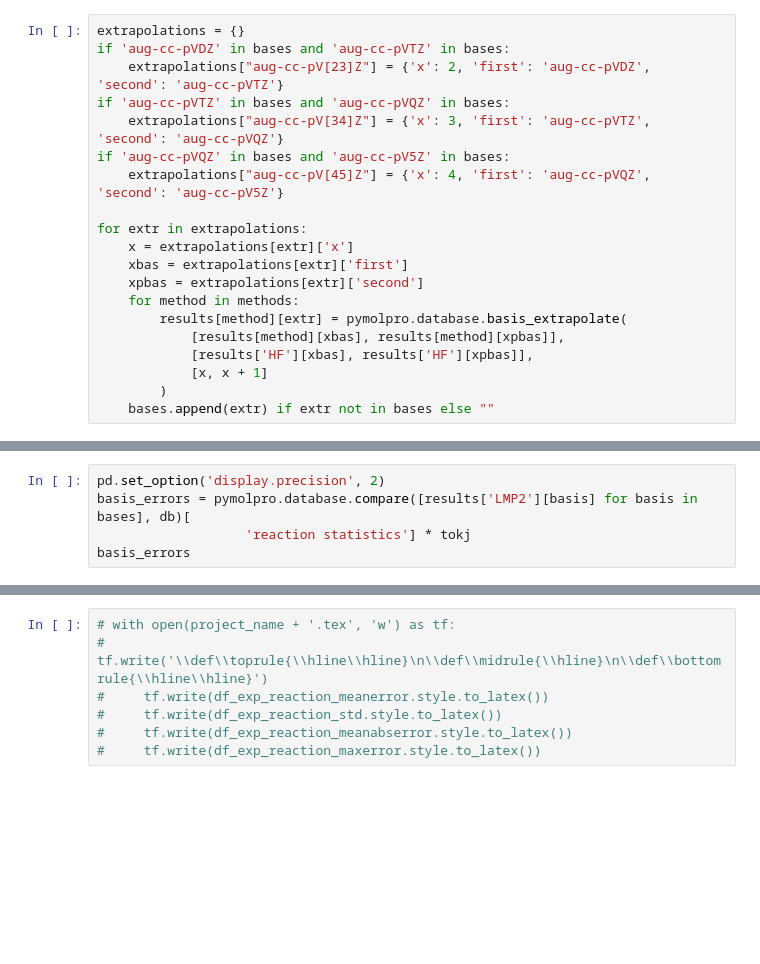
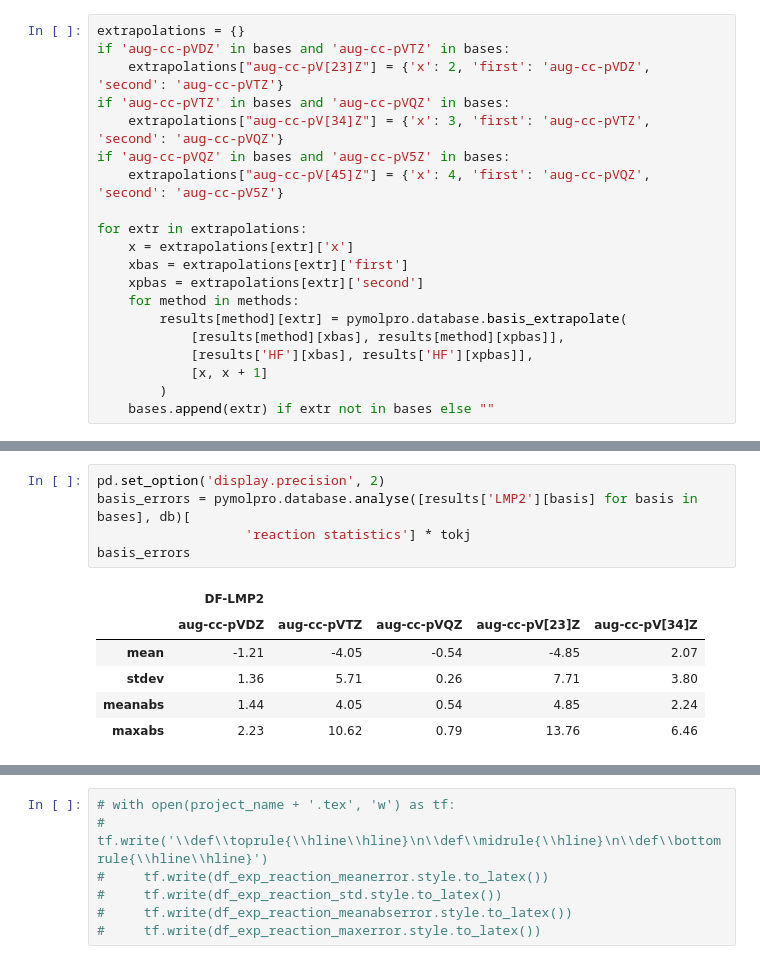
Before and after one commit to molpro/pymolpro, a Jupyter notebook: docs/source/examples/Non-covalent interactions benchmark.ipynb, the cells around one changed output, grey strips where cells are left out. Drawn from its saved outputs; the diff is of its cells as text; blank space fills up the shorter version.

```diff
--- a/docs/source/examples/Non-covalent interactions benchmark.ipynb
+++ b/docs/source/examples/Non-covalent interactions benchmark.ipynb
@@ -72,8 +89,15 @@ method_errors
 # %%
 pd.set_option('display.precision', 2)
-basis_errors = pymolpro.database.compare([results['LMP2'][basis] for basis in bases], db)[
+basis_errors = pymolpro.database.analyse([results['LMP2'][basis] for basis in bases], db)[
                    'reaction statistics'] * tokj
 basis_errors
+# %% [output]
+|  | DF-LMP2 |  |  |  |  |
+|  | aug-cc-pVDZ | aug-cc-pVTZ | aug-cc-pVQZ | aug-cc-pV[23]Z | aug-cc-pV[34]Z |
+| mean | -1.21 | -4.05 | -0.54 | -4.85 | 2.07 |
+| stdev | 1.36 | 5.71 | 0.26 | 7.71 | 3.80 |
+| meanabs | 1.44 | 4.05 | 0.54 | 4.85 | 2.24 |
+| maxabs | 2.23 | 10.62 | 0.79 | 13.76 | 6.46 |
 # %%
 import matplotlib.pyplot as plt
 
```
Also changed, not shown: parts of 8 cells of this notebook, 4 other files.
